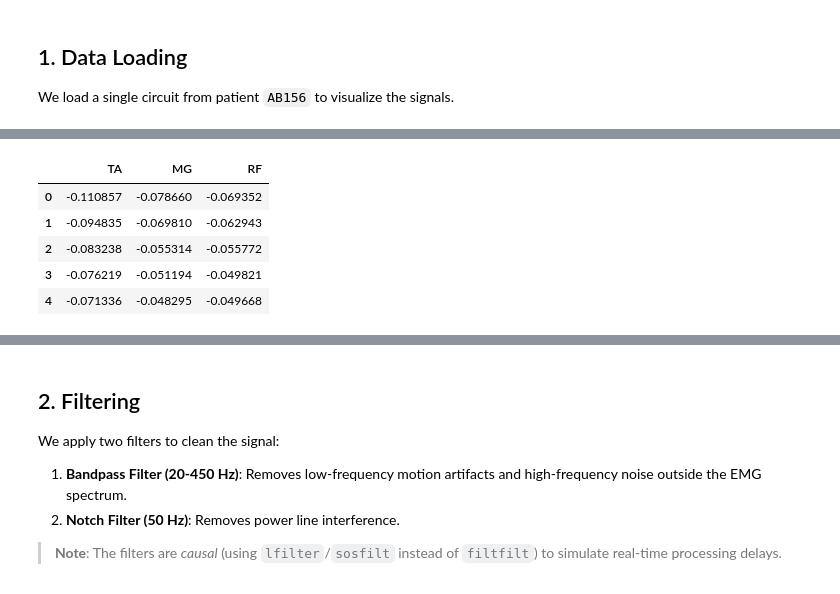
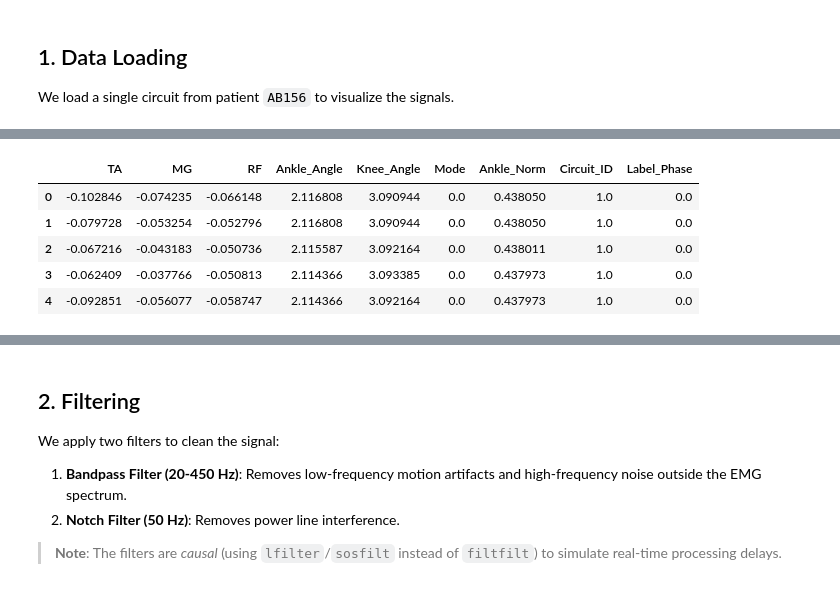
Before and after one commit to MNR-MarcosOriolPagonabarraga-projects/NeuroGait, a Jupyter notebook: src/notebooks/preprocessing.ipynb, the cells around one changed output, grey strips where cells are left out. Cells and saved outputs as stored; diff of their text form; code cells hidden in the pictures.

```diff
--- a/src/notebooks/preprocessing.ipynb
+++ b/src/notebooks/preprocessing.ipynb
@@ -29,18 +30,16 @@ We load a single circuit from patient `AB156` to visualize the signals.
 # %%
 DATA_ROOT = "../../data"
 SUBJECT_ID = "AB156"
-CIRCUIT_ID = 1
-CHANNELS = ['TA', 'MG', 'RF']
+CHANNELS = ['TA', 'MG', 'RF', 'Ankle_Angle', 'Knee_Angle', 'Mode']
 
 # Initialize Loader
-loader = Enabl3sDataLoader(DATA_ROOT, SUBJECT_ID)
+fs = 500
+loader = Enabl3sDataLoader(DATA_ROOT, SUBJECT_ID, target_fs=fs)
 
 # Load specific circuit
-df_raw = loader.load_circuit(CIRCUIT_ID, CHANNELS)
+circuit_num = len(os.listdir(os.path.join(DATA_ROOT, SUBJECT_ID, 'Raw')))
+circuit_range = range(1, circuit_num + 1)
+df_raw = loader.load_dataset_batch(circuit_range, CHANNELS)
 
-raw_data = df_raw.values
-time_axis = np.arange(len(df_raw)) / 1000.0
-
-print(f"Loaded {raw_data.shape[0]} samples for {SUBJECT_ID} - Circuit {CIRCUIT_ID}")
 df_raw.head()
 # %% [output]
@@ -48,6 +63,6 @@ Loaded 36870 samples for AB156 - Circuit 1
-|  | TA | MG | RF |
-| 0 | -0.110857 | -0.078660 | -0.069352 |
-| 1 | -0.094835 | -0.069810 | -0.062943 |
-| 2 | -0.083238 | -0.055314 | -0.055772 |
-| 3 | -0.076219 | -0.051194 | -0.049821 |
-| 4 | -0.071336 | -0.048295 | -0.049668 |
+|  | TA | MG | RF | Ankle_Angle | Knee_Angle | Mode | Ankle_Norm | Circuit_ID | Label_Phase |
+| 0 | -0.102846 | -0.074235 | -0.066148 | 2.116808 | 3.090944 | 0.0 | 0.438050 | 1.0 | 0.0 |
+| 1 | -0.079728 | -0.053254 | -0.052796 | 2.116808 | 3.090944 | 0.0 | 0.438050 | 1.0 | 0.0 |
+| 2 | -0.067216 | -0.043183 | -0.050736 | 2.115587 | 3.092164 | 0.0 | 0.438011 | 1.0 | 0.0 |
+| 3 | -0.062409 | -0.037766 | -0.050813 | 2.114366 | 3.093385 | 0.0 | 0.437973 | 1.0 | 0.0 |
+| 4 | -0.092851 | -0.056077 | -0.058747 | 2.114366 | 3.092164 | 0.0 | 0.437973 | 1.0 | 0.0 |
```
Also changed, not shown: parts of 4 cells of this notebook, 19 other files.
